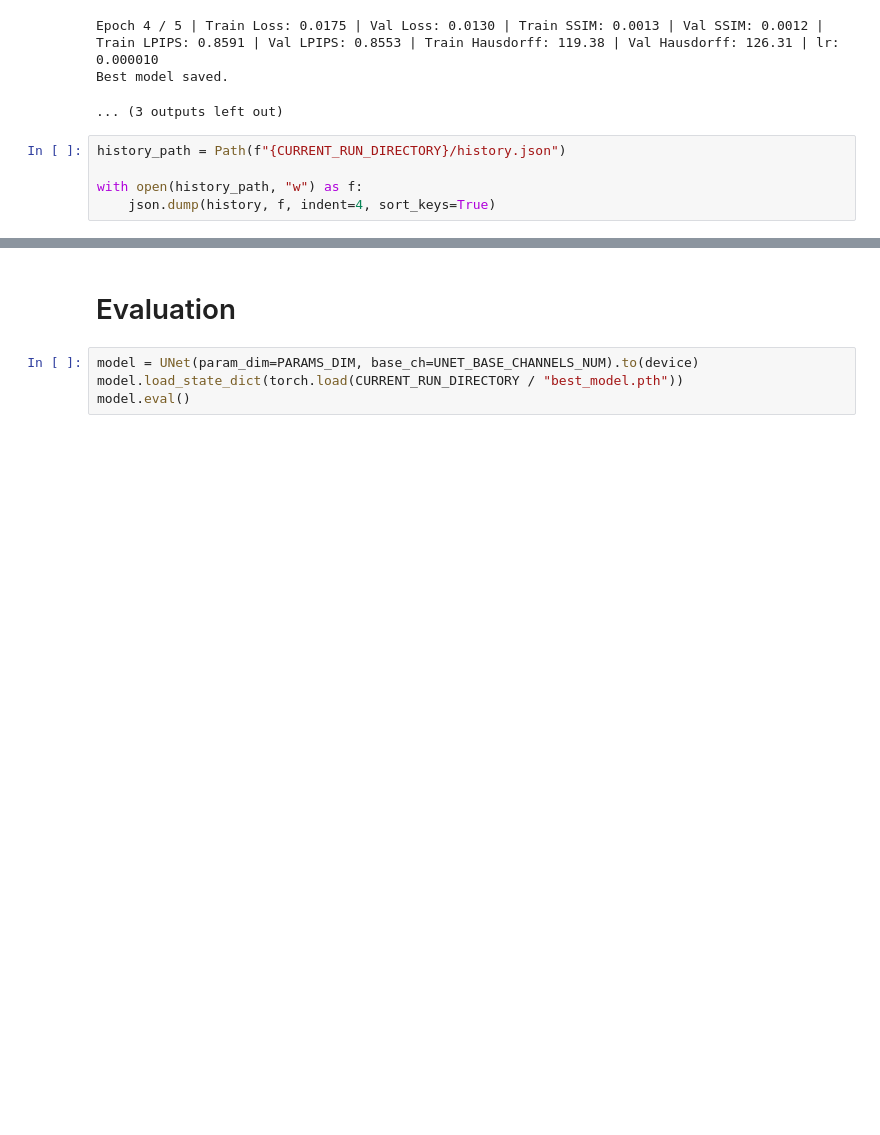
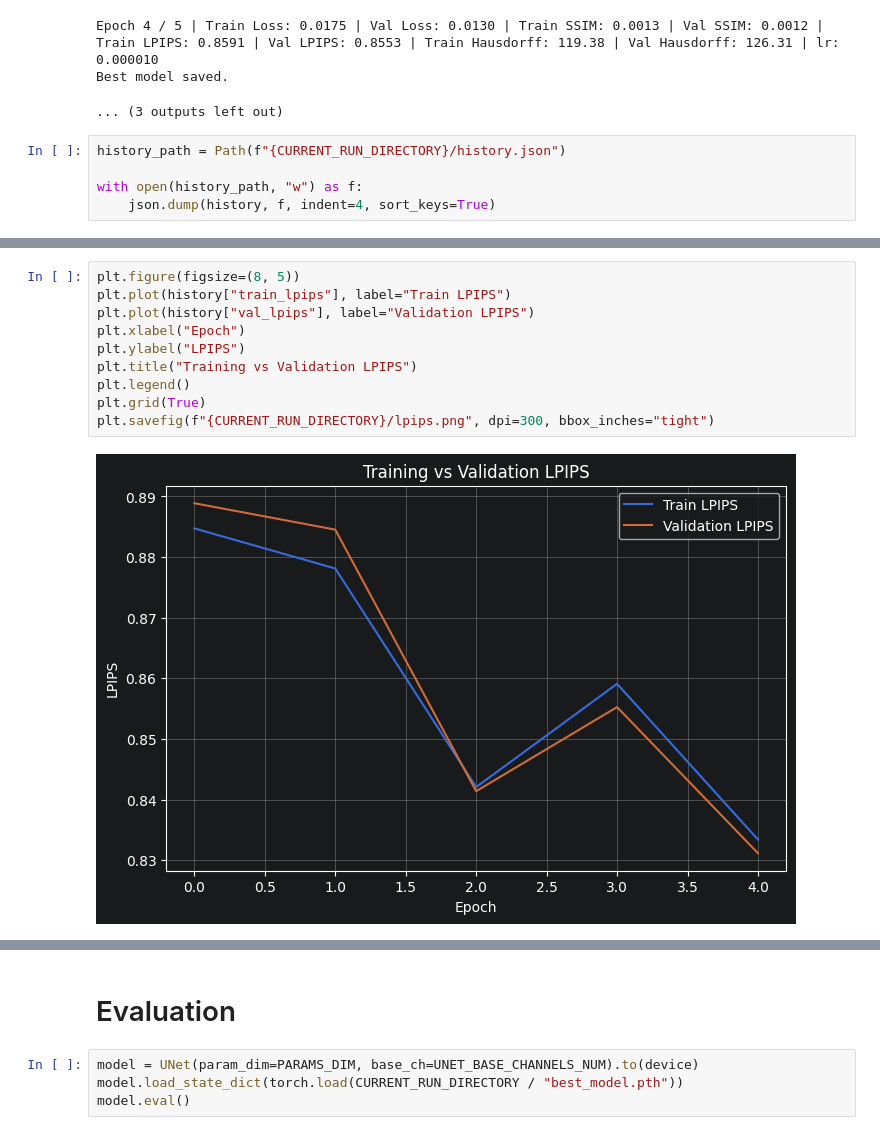
Before and after one commit to FilipLangiewicz/AIComputerGraphics, a Jupyter notebook: project3-rendering/diffusion_model/pipeline.ipynb, the cells around one changed output, grey strips where cells are left out. Drawn from its saved outputs; the diff is of its cells as text; blank space fills up the shorter version.

```diff
--- a/project3-rendering/diffusion_model/pipeline.ipynb
+++ b/project3-rendering/diffusion_model/pipeline.ipynb
@@ -238,0 +264,12 @@ with open(history_path, "w") as f:
+# %%
+plt.figure(figsize=(8, 5))
+plt.plot(history["train_lpips"], label="Train LPIPS")
+plt.plot(history["val_lpips"], label="Validation LPIPS")
+plt.xlabel("Epoch")
+plt.ylabel("LPIPS")
+plt.title("Training vs Validation LPIPS")
+plt.legend()
+plt.grid(True)
+plt.savefig(f"{CURRENT_RUN_DIRECTORY}/lpips.png", dpi=300, bbox_inches="tight")
+# %% [output]
+[figure, added]
```
Also changed, not shown: parts of 5 cells of this notebook.
